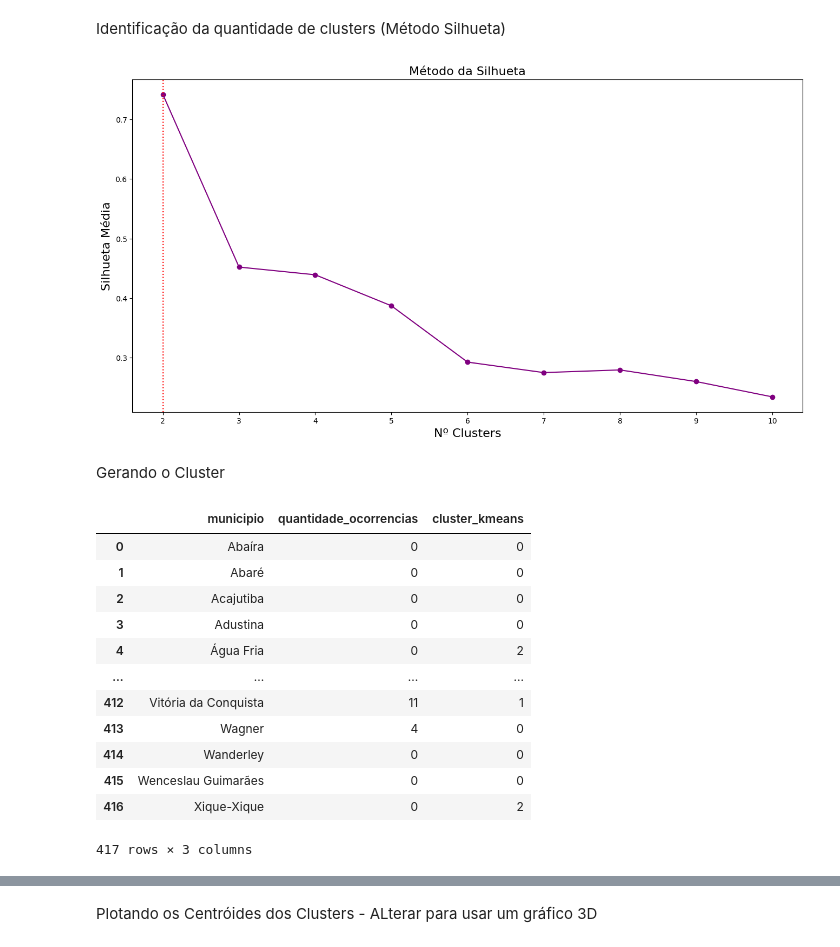
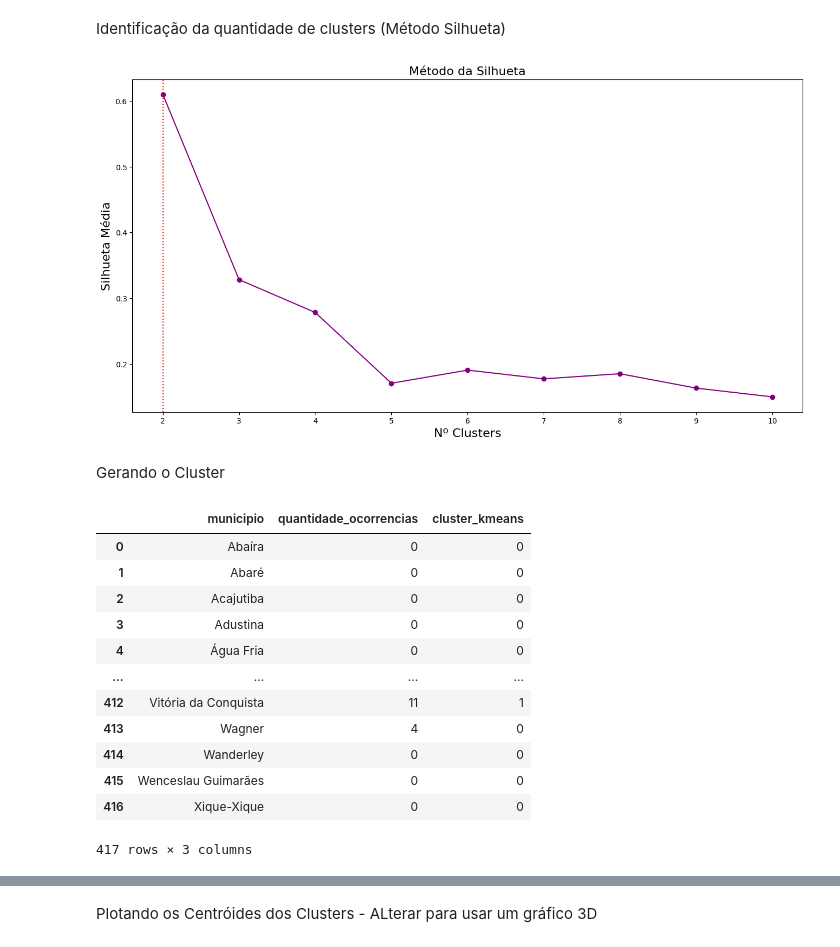
Before and after one commit to teosantana/statsmodels, a Jupyter notebook: Cluster_News_PJ.ipynb, the cells around one changed output, grey strips where cells are left out. Drawn from its saved outputs; the diff is of its cells as text; code cells hidden in the pictures.

```diff
--- a/Cluster_News_PJ.ipynb
+++ b/Cluster_News_PJ.ipynb
@@ -437,0 +444,12 @@ df_cluster
+# %%
+
+# Vamos padronizar as variáveis antes da clusterização!
+
+#%% Padronização por meio do Z-Score
+
+# Aplicando o procedimento de ZScore
+df_cluster = df_cluster.apply(zscore, ddof=1)
+
+# Visualizando o resultado do procedimento na média e desvio padrão
+print(round(df_cluster.mean(), 3))
+print(round(df_cluster.std(), 3))
@@ -471,41 +507,41 @@ plt.title('Método da Silhueta', fontsize=16)
 plt.axvline(x = silhueta.index(max(silhueta))+2, linestyle = 'dotted', color = 'red')
 plt.show()
 # %% [output]
-[figure, old version]
+[figure, new version]
 # %% [markdown]
 Gerando o Cluster
 # %%
 #%% Cluster Não Hierárquico K-means
 
 # Vamos considerar 2 clusters, considerando as evidências anteriores!
 
-kmeans_final = KMeans(n_clusters = 3, init = 'random', random_state=100).fit(df_cluster)
+kmeans_final = KMeans(n_clusters = 2, init = 'random', random_state=100).fit(df_cluster)
 
 # Gerando a variável para identificarmos os clusters gerados
 
 PJ_cluster = kmeans_final.labels_
 
 #df_cluster['cluster_kmeans'] = PJ_cluster
 df_PJ['cluster_kmeans'] = PJ_cluster
 
 #df_cluster['cluster_kmeans'] = df_cluster['cluster_kmeans'].astype('int64')
 df_PJ['cluster_kmeans'] = df_PJ['cluster_kmeans'].astype('int64')
 
 #df_cluster
 df_PJ[['municipio','quantidade_ocorrencias','cluster_kmeans']]
 # %% [output]
 |  | municipio | quantidade_ocorrencias | cluster_kmeans |
 | 0 | Abaíra | 0 | 0 |
 | 1 | Abaré | 0 | 0 |
 | 2 | Acajutiba | 0 | 0 |
 | 3 | Adustina | 0 | 0 |
-| 4 | Água Fria | 0 | 2 |
+| 4 | Água Fria | 0 | 0 |
 | ... | ... | ... | ... |
 | 412 | Vitória da Conquista | 11 | 1 |
 | 413 | Wagner | 4 | 0 |
 | 414 | Wanderley | 0 | 0 |
 | 415 | Wenceslau Guimarães | 0 | 0 |
-| 416 | Xique-Xique | 0 | 2 |
+| 416 | Xique-Xique | 0 | 0 |
 417 rows × 3 columns
 # %%
 # prompt: exporte  dataframe df_PJ para o arquivo 'df_PJ.xlsx'
```
Also changed, not shown: parts of 10 cells of this notebook.
